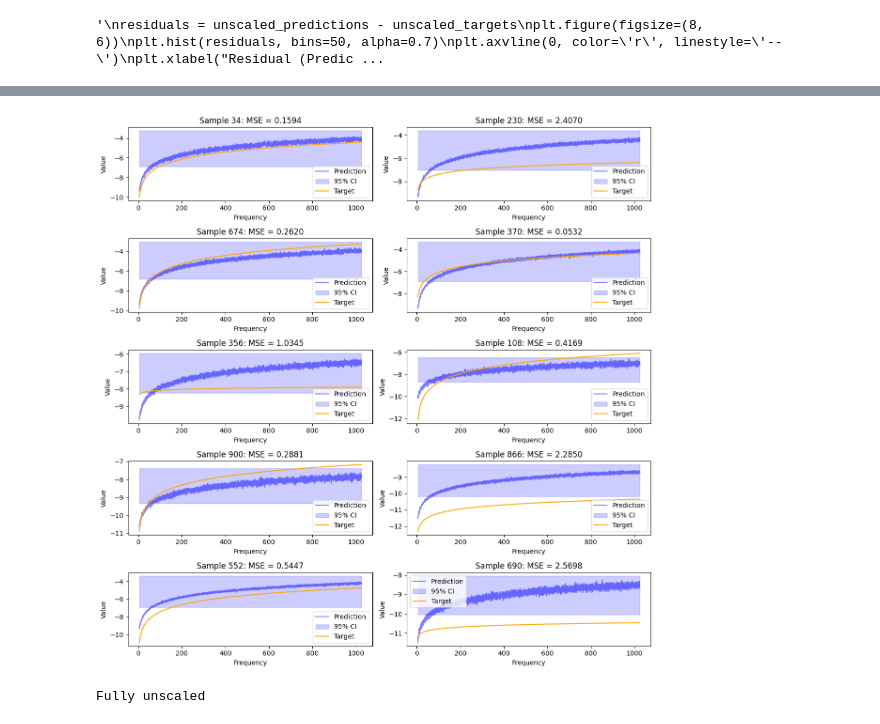
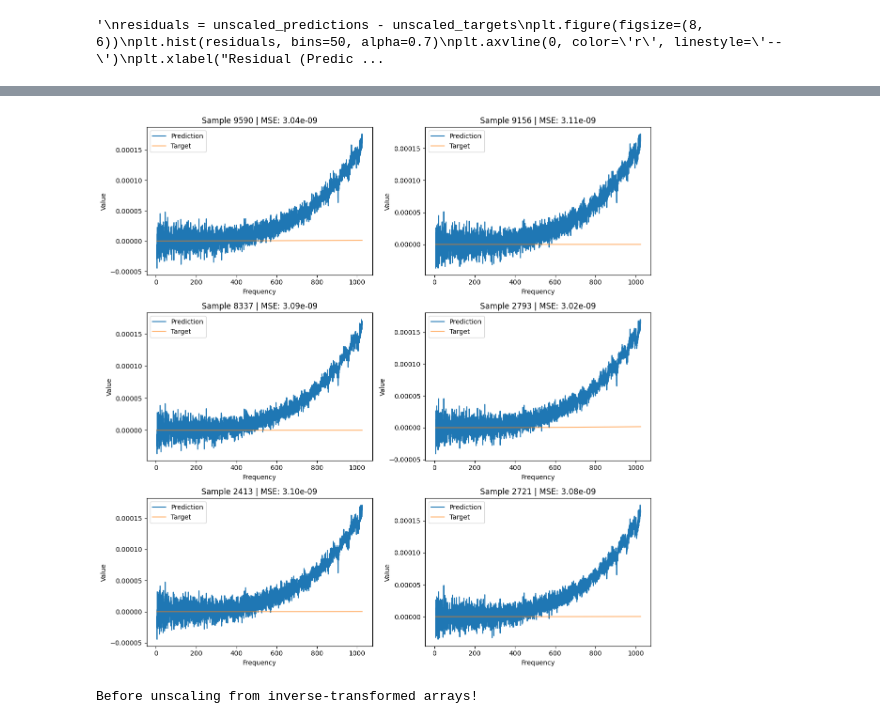
Before and after one commit to abbystokes/SBI_SGWB_DSMMA, a Jupyter notebook: Lexi/VAE.ipynb, the cells around one changed output, grey strips where cells are left out. Cells and saved outputs as stored; diff of their text form; code cells hidden in the pictures.

Commit message:
summary plots

```diff
--- a/Lexi/VAE.ipynb
+++ b/Lexi/VAE.ipynb
@@ -73,7 +73,7 @@ class Simulator(swyft.Simulator):
         sigma = graph.node('sigma',self.sigma)
 # %%
 # Simluate data
-n_samples = 10000
+n_samples = 100000
 fref = 25
 CE_PSD = np.genfromtxt("data/cosmic_explorer_40km_for_paper.txt")
 CE_PSD[0, 0]  = 4.99999999999999999
@@ -283,13 +301,14 @@ Estimated Total Size (MB): 85.61
 ----------------------------------------------------------------
 # %%
+sigma = sim.sigma()
 x_samples = np.log10(np.abs(samples['x']))
-m_samples = np.log10(np.abs(samples['m']))
+#m_samples = np.log10(np.abs(samples['m']))
 
 scaler_x = StandardScaler()
-scaler_m = StandardScaler()
+#scaler_m = StandardScaler()
 
 x_samples = scaler_x.fit_transform(x_samples)
-m_samples = scaler_m.fit_transform(m_samples)
+m_samples = samples['m']
 
 # split into train+val and test sets
 x_train, x_temp, m_train, m_temp = train_test_split(x_samples, m_samples, test_size=0.2, random_state=42)
@@ -540,14 +557,11 @@ scaled_test_targets = np.concatenate(test_targets_list, axis=0)
 scaled_val_predictions = np.concatenate(val_predictions, axis=0)
 scaled_val_targets = np.concatenate(val_targets_list, axis=0)
 
+unscaled_predictions = scaler_x.inverse_transform(scaled_test_predictions)
+unscaled_targets = scaler_x.inverse_transform(scaled_test_targets)
 
-
-# If you're using `StandardScaler` from scikit-learn:
-unscaled_predictions = scaler_m.inverse_transform(scaled_test_predictions)
-unscaled_targets = scaler_m.inverse_transform(scaled_test_targets)
-
-unscaled_val_predictions = scaler_m.inverse_transform(scaled_val_predictions)
-unscaled_val_targets = scaler_m.inverse_transform(scaled_val_targets)
+unscaled_val_predictions = scaler_x.inverse_transform(scaled_val_predictions)
+unscaled_val_targets = scaler_x.inverse_transform(scaled_val_targets)
 # %% [markdown]
 ### Visualize unscaled data
 # %%
@@ -567,53 +679,52 @@ plt.show()
 # %%
 import random
 import matplotlib.pyplot as plt
-import torch.nn.functional as F
 
-# Ensure model is in evaluation mode once
 model.eval()
 
-num_samples = 10
-
+num_samples =6
 random_indices = random.sample(range(len(test_dataset)), num_samples)
 
-num_rows = 5
+num_rows = 3
 num_cols = 2
 fig, axs = plt.subplots(num_rows, num_cols, figsize=(12, 12))
 
 for i, idx in enumerate(random_indices):
     row = i // num_cols
     col = i % num_cols
 
+    # Now use fully unscaled data
+    pred = scaled_test_predictions[idx]
+    target = scaled_test_targets[idx]
 
-    pred = unscaled_predictions[idx]
-    target = unscaled_targets[idx]
+    # Compute mean and std
+    samples_mean = pred
+    samples_std = pred
 
-    # Compute mean and 95% CI
-    samples_mean = np.mean(pred)
-    samples_std = np.std(pred)
     ci_lower = samples_mean - 1.96 * samples_std
     ci_upper = samples_mean + 1.96 * samples_std
 
-
-    # Calculate MSE
-    mse = np.mean((pred - target) ** 2)
+    # MSE
+    mse = np.mean((pred -target) ** 2)
 
     # Plot
-    axs[row, col].plot(sim.freq, pred, label='Prediction', color='blue', alpha = 0.5)
-    axs[row, col].fill_between(sim.freq, ci_lower, ci_upper, color='blue', alpha=0.2, label='95% CI')
-    axs[row, col].plot(sim.freq, target, label='Target', color='orange')
+    axs[row, col].plot(sim.freq,pred.squeeze(), label='Prediction')
+    axs[row, col].plot(sim.freq, target.squeeze(), label='Target', alpha=0.6)
+    #axs[row, col].fill_between(sim.freq, ci_lower, ci_upper, color='blue', alpha=0.2, label='95% CI')
+
     axs[row, col].set_xlabel('Frequency')
     axs[row, col].set_ylabel('Value')
-    axs[row, col].set_title(f'Sample {idx}: MSE = {mse:.4f}')
+    axs[row, col].set_title(f'Sample {idx} | MSE: {mse:.2e}')
     axs[row, col].legend()
 
-# Hide any empty subplots
+# Hide empty subplots
 for i in range(len(random_indices), num_rows * num_cols):
     axs.flat[i].axis('off')
 
 plt.tight_layout()
 plt.show()
-print('Fully unscaled')
+
+print("Before unscaling from inverse-transformed arrays!")
 # %% [output]
-[figure, old version]
+[figure, new version]
-Fully unscaled
+Before unscaling from inverse-transformed arrays!
```
Also changed, not shown: parts of 13 cells of this notebook.
